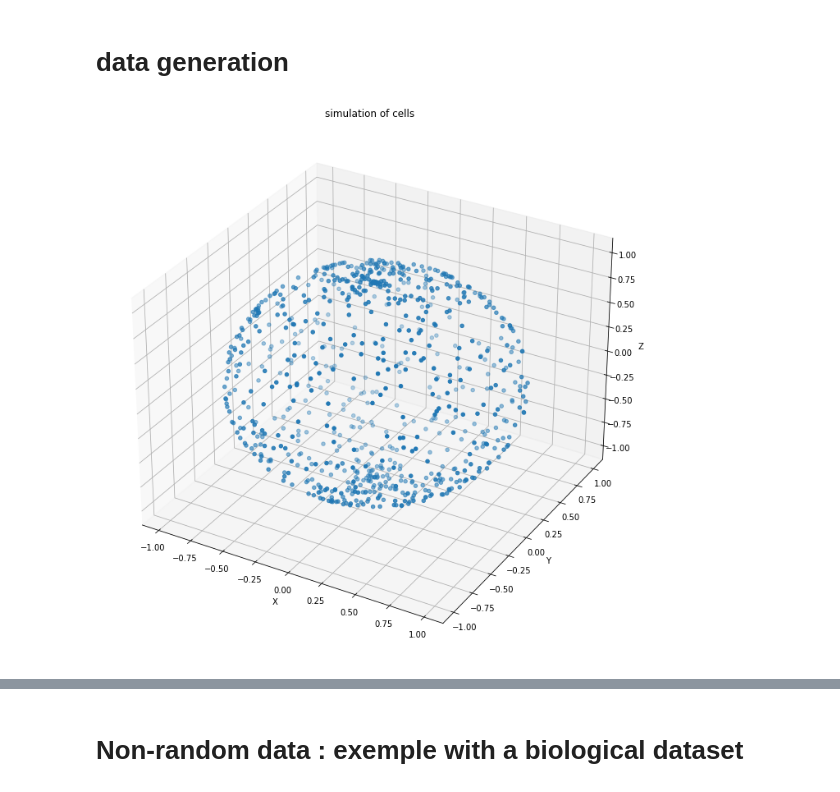
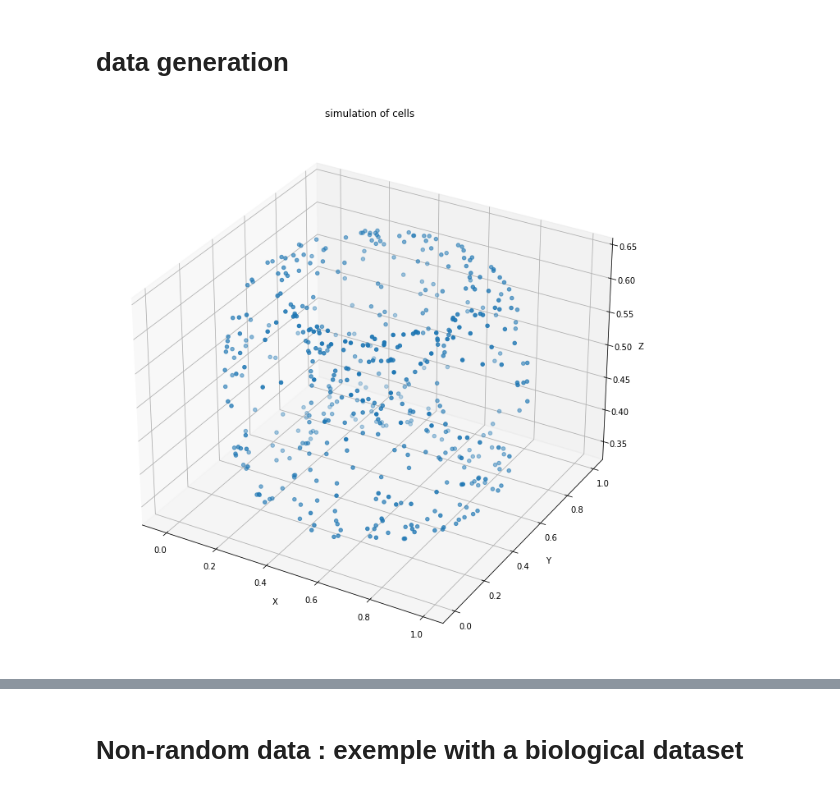
Before and after one commit to jadetherras/bachelor_project, a Jupyter notebook: parametrisation.ipynb, the cells around one changed output, grey strips where cells are left out. Drawn from its saved outputs; the diff is of its cells as text; code cells hidden in the pictures.

```diff
--- a/parametrisation.ipynb
+++ b/parametrisation.ipynb
@@ -367,6 +393,17 @@ def velocity_inverting(embedder,embedding, embedded_velo,C,save = '') :
     velocity_invert = embedder.inverse_transform(embedded_velo + embedding) - C
     Vector_plot3D(C,velocity_invert)
     return velocity_invert
+# %%
+def normalise(X) :
+    n = X.shape[1]
+    M = 0.0
+    for i in range(n) :
+        m = max(X[:,i])
+        if m > M :
+            M = m
+    if M != 0.0 :
+        X = X/M
+    return X
 # %% [markdown]
 # <b>Application on artifial (or random) data<b>
 # %% [markdown]
@@ -374,61 +411,61 @@ def velocity_inverting(embedder,embedding, embedded_velo,C,save = '') :
 # %%
 # generation of data (cells)
 
-n = 800
+n = 500
 
 #np.random.seed(42) #fix the seed
 
 #random cells data
 
-#cells = np.random.rand(n, 3)
+cells = np.random.rand(n, 3)
 
 #for ball data
 
-cells = np.random.rand(n, 3)
-theta = [random.uniform(0, 2*np.pi) for i in range(0, n)]
-phi = [random.uniform(0, 2*np.pi) for i in range(0, n)]
-cells[:, 0] = np.cos(theta)*np.sin(phi)
-cells[:, 1] = np.sin(theta)*np.sin(phi)
-cells[:, 2] = np.cos(phi)
+#cells = np.random.rand(n, 3)
+#theta = [random.uniform(0, 2*np.pi) for i in range(0, n)]
+#phi = [random.uniform(0, 2*np.pi) for i in range(0, n)]
+#cells[:, 0] = 10 +10*np.cos(theta)*np.sin(phi)
+##cells[:, 1] = 10 +10*np.sin(theta)*np.sin(phi)
+#cells[:, 2] = 10 +10*np.cos(phi)
 
 #for line data
 
 #cells = np.random.rand(n, 3)
 #cells[:, 0] = 0
 #cells[:, 2] = 0
 
 #for tore data
 
-#a = 0.75
-#b = 0.3
-#theta = [random.uniform(0, 2*np.pi) for i in range(0, n)]
-#phi = [random.uniform(0, 2*np.pi) for i in range(0, n)]
-#cells[:, 0] = (a+b*np.cos(theta))*np.cos(phi)
-#cells[:, 1] = (a+b*np.cos(theta))*np.sin(phi)
-#cells[:, 2] = b*np.sin(theta)
+a = 0.75
+b = 0.3
+theta = [random.uniform(0, 2*np.pi) for i in range(0, n)]
+phi = [random.uniform(0, 2*np.pi) for i in range(0, n)]
+cells[:, 0] = 10+10*(a+b*np.cos(theta))*np.cos(phi)
+cells[:, 1] = 10+10*(a+b*np.cos(theta))*np.sin(phi)
+cells[:, 2] = 10+10*b*np.sin(theta)
 
 #for cluster data
 
 #cells = np.random.rand(n, 3)
 #theta = [random.uniform(0, 2*np.pi) for i in range(0, int(n/2))]
 #phi = [random.uniform(0, 2*np.pi) for i in range(0, int(n/2))]
 #cells[0:int(n/2), 0] = 0.5*np.cos(theta)*np.sin(phi) - 0.2
 #cells[0:int(n/2), 1] =  0.5*np.sin(theta)*np.sin(phi) - 0.2
 #cells[0:int(n/2), 2] =  0.5*np.cos(phi) -1
 
 
 #theta = [random.uniform(0, 2*np.pi) for i in range(0, int(n/2))]
 #phi = [random.uniform(0, 2*np.pi) for i in range(0, int(n/2))]
-#cells[int(n/2):n, 0] =  0.5*np.cos(theta)*np.sin(phi) +0.2
+#cells[int(n/2):n, 0] =  100*0.5*np.cos(theta)*np.sin(phi) +0.2
 #cells[int(n/2):n, 1] =  0.5*np.sin(theta)*np.sin(phi) +1
 #cells[int(n/2):n, 2] =  0.5*np.cos(phi) + 0.2
 
+#for reconstruction
+cells = normalise(cells)
 
-# how to make it look more biological ? use real word data or clustered data ?
 #plot
-
 plot3D(cells,'simulation of cells_cluster')
 # %% [output]
-[figure, old version]
+[figure, new version]
 # %%
 # generation of data (vector field)
```
Also changed, not shown: parts of 45 cells of this notebook.
